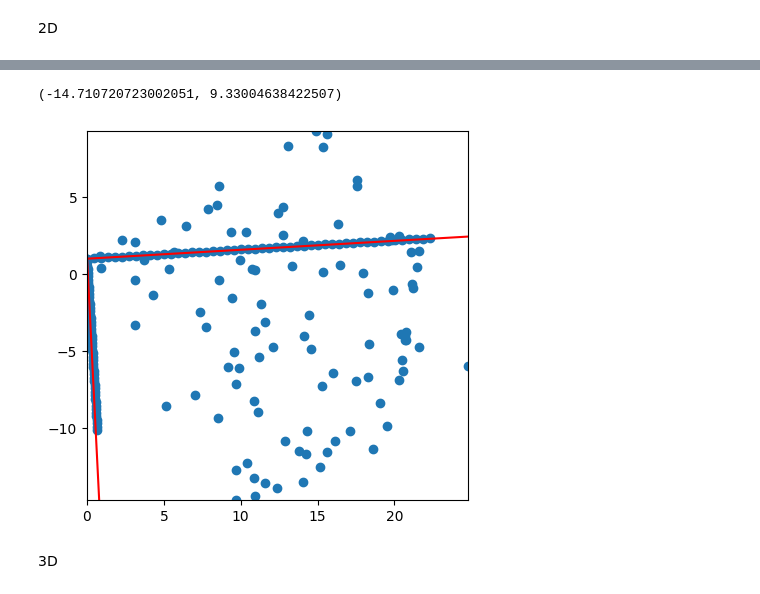
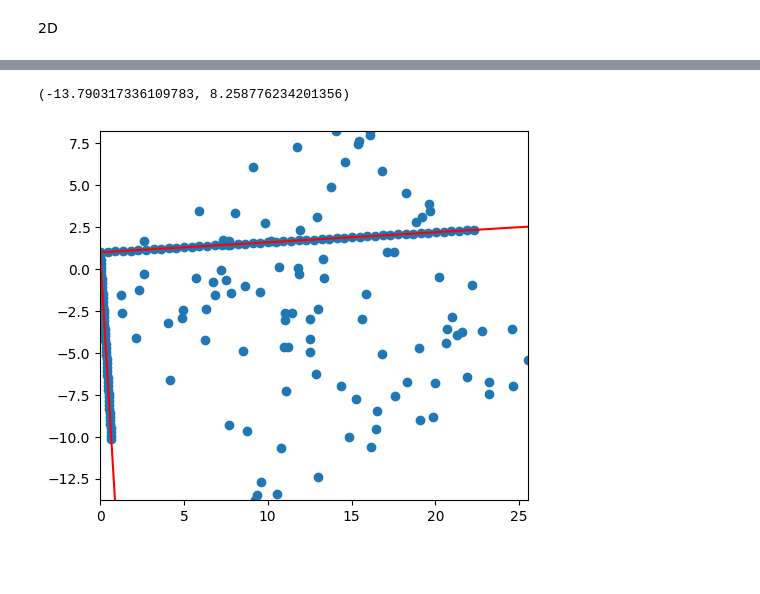
Before and after one commit to n04ka/youBot-brick-layer, a Jupyter notebook: debug.ipynb, the cells around one changed output, grey strips where cells are left out. Drawn from its saved outputs; the diff is of its cells as text; code cells hidden in the pictures; blank space fills up the shorter version.

```diff
--- a/debug.ipynb
+++ b/debug.ipynb
@@ -539,24 +551,0 @@ Dataset for segmentation
-# %%
-import cv2 as cv2
-import numpy as np
-import matplotlib.pyplot as plt
-import os
-
-ROOT = 'dataset/'
-IMG_TARGET = 'bricks2/images/train/'
-NAME_TARGET = 'bricks2/names/train/'
-
-lower_orange = np.array([140, 60, 30][::-1], dtype=np.uint8)
-upper_orange = np.array([255, 140, 90][::-1], dtype=np.uint8)
-
-for file in os.listdir(ROOT):
-    img = cv2.imread(ROOT + file)
-    try:
-        mask = cv2.inRange(img, lower_orange, upper_orange)
-    except cv2.error:
-        print(file)
-    contours = cv2.findContours(mask, cv2.RETR_LIST, cv2.CHAIN_APPROX_SIMPLE)[0]
-    cv2.imwrite(IMG_TARGET + file, img)
-    with open(f'{NAME_TARGET}{file.split(".")[0]}.txt', 'w') as f:
-        for c in contours:
-            f.write(f'0 {" ".join(map(str, c.flatten()/640))}\n')
@@ -728,25 +630,21 @@ plt.gca().set_aspect('equal')
 # %%
-def iteration(cloud: np.ndarray, precision: float = 0.01) -> tuple[int, tuple[float, float, float]]:
-    seed = cloud[:, np.random.randint(0, cloud.shape[1]-1, size=2)]
-    line = line_by_2_points(seed)
-    d = dist_points2line(cloud, line)
-    return np.count_nonzero(d <= precision), line
-
-
+x = np.linspace(0, 10)
+y1 = 2*x + 1
+y2 = -0.5*x + 1
+cloud = np.hstack((np.array([x, y1]), np.array([x, y2]), np.random.random((2, 100))*20))
+cloud = rotate2D((0., 1.), cloud, -np.pi/3)
 f = lambda a1, a2, a3, x: (a1*x + a3)/-a2
-d = dict(iteration(cloud) for _ in range(1000))
+d = dict(iteration2D(cloud) for _ in range(100))
 line = d[max(d)]
-d = dict(iteration(cloud[:, dist_points2line(cloud, line) > 0.1]) for _ in range(1000))
+d = dict(iteration2D(cloud[:, dist_points2line(cloud, line) > 0.1]) for _ in range(100))
 line2 = d[max(d)]
 x = np.array([np.min(cloud[0]), np.max(cloud[0])])
 plt.scatter(*cloud)
 plt.plot(x, f(*line, x), c='r')
 plt.plot(x, f(*line2, x), c='r')
 plt.gca().set_aspect('equal')
 plt.xlim(*x)
 plt.ylim([np.min(cloud[1]), np.max(cloud[1])])
 # %% [output]
-(-14.710720723002051, 9.33004638422507)
+(-13.790317336109783, 8.258776234201356)
-[figure, old version]
+[figure, new version]
-# %% [markdown]
-3D
```
Also changed, not shown: parts of 36 cells of this notebook, 14 other files.
